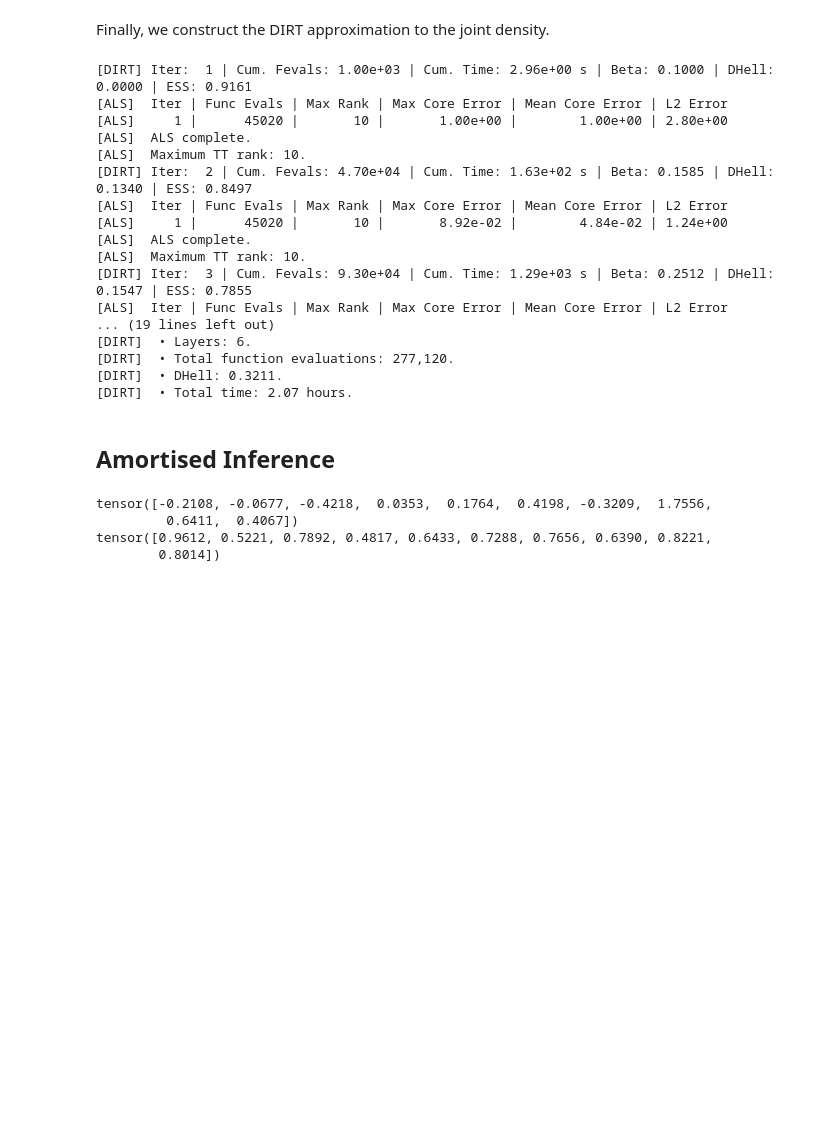
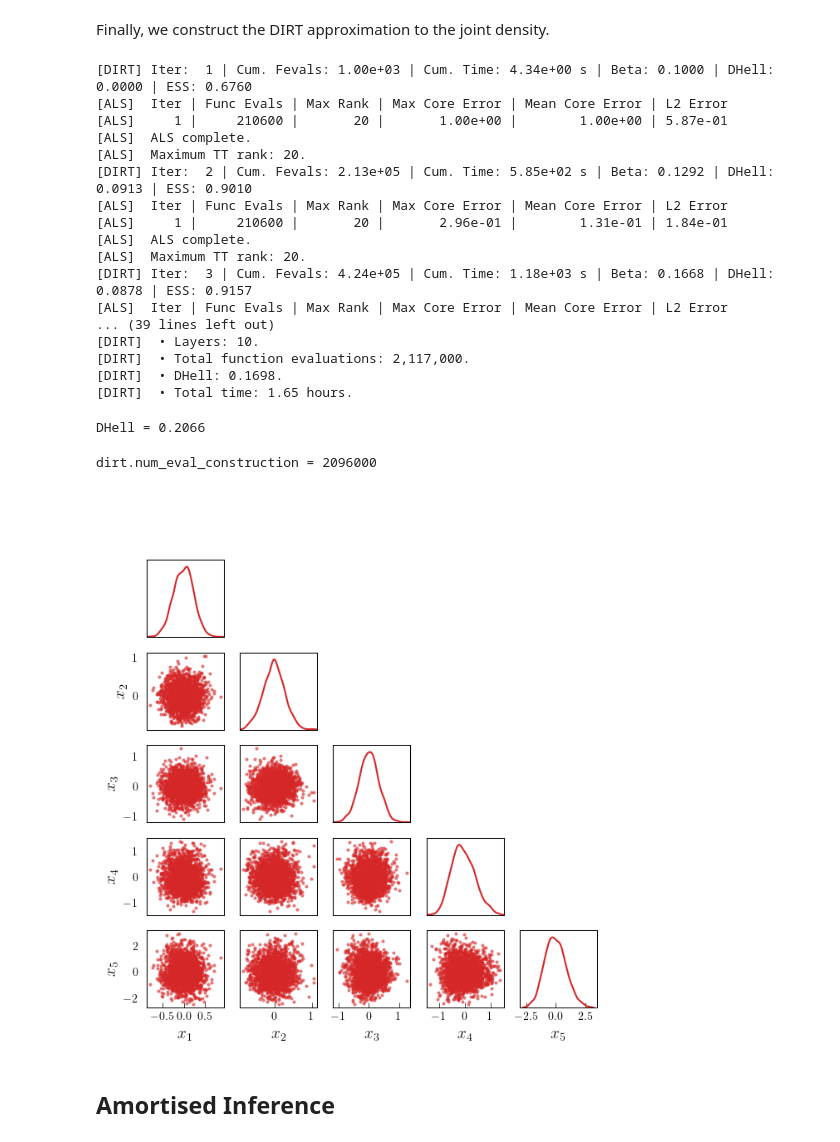
Before and after one commit to DeepTransport/deep-tensor-py, a Jupyter notebook: docs/examples/poisson/example_amortised_kl.ipynb, the cells around one changed output. Saved outputs shown, nothing was run; the diff lists cells and outputs as text; code cells hidden in the pictures; blank space fills up the shorter version.

```diff
--- a/docs/examples/poisson/example_amortised_kl.ipynb
+++ b/docs/examples/poisson/example_amortised_kl.ipynb
@@ -248,16 +258,15 @@ def neglogjoint(uxs: Tensor) -> Tensor:
 
 target_func = dt.TargetFunc(neglogjoint)
 # %%
-basis = dt.Lagrange1(num_elems=30)
-tt_options = dt.TTOptions(tt_method="fixed_rank", init_rank=10, max_als=1, verbose=2)
+# basis = dt.Fourier(order=15)
+basis = dt.Lagrange1(num_elems=39)
+tt_options = dt.TTOptions(tt_method="fixed_rank", init_rank=20, max_als=1, verbose=2)
 tt = dt.TT(tt_options)
 ftt = dt.FTT(basis, tt)
-# eftt_options = dt.EFTTOptions(tol_svd=1e-3, num_snapshots=80)
+# eftt_options = dt.EFTTOptions(tol_svd=1e-3)
 # ftt = dt.EFTT(basis, tt, options=eftt_options)
 # %% [markdown]
 We then define the sequence of bridging densities that will be approximated at each layer of the DIRT construction.
 # %%
-# good
-betas = 10.0 ** torch.linspace(-1.0, 0.0, 6)
+betas = 10.0 ** torch.linspace(-1.0, 0.0, 10)
 bridge = dt.Tempering(betas)
-# bridge = dt.SingleLayer()
@@ -273,25 +273,46 @@ bridge = dt.Tempering(betas)
 # %% [markdown]
 Finally, we construct the DIRT approximation to the joint density.
 # %%
-dirt_options = dt.DIRTOptions()#defensive=0.0)
+dirt_options = dt.DIRTOptions(cdf_tol=1e-12)
 dirt = dt.DIRT(target_func, preconditioner, ftt, bridge, options=dirt_options)
 # %% [output]
-[DIRT] Iter:  1 | Cum. Fevals: 1.00e+03 | Cum. Time: 2.96e+00 s | Beta: 0.1000 | DHell: 0.0000 | ESS: 0.9161
+[DIRT] Iter:  1 | Cum. Fevals: 1.00e+03 | Cum. Time: 4.34e+00 s | Beta: 0.1000 | DHell: 0.0000 | ESS: 0.6760
 [ALS]  Iter | Func Evals | Max Rank | Max Core Error | Mean Core Error | L2 Error
-[ALS]     1 |      45020 |       10 |       1.00e+00 |        1.00e+00 | 2.80e+00
+[ALS]     1 |     210600 |       20 |       1.00e+00 |        1.00e+00 | 5.87e-01
 [ALS]  ALS complete.
-[ALS]  Maximum TT rank: 10.
-[DIRT] Iter:  2 | Cum. Fevals: 4.70e+04 | Cum. Time: 1.63e+02 s | Beta: 0.1585 | DHell: 0.1340 | ESS: 0.8497
+[ALS]  Maximum TT rank: 20.
+[DIRT] Iter:  2 | Cum. Fevals: 2.13e+05 | Cum. Time: 5.85e+02 s | Beta: 0.1292 | DHell: 0.0913 | ESS: 0.9010
 [ALS]  Iter | Func Evals | Max Rank | Max Core Error | Mean Core Error | L2 Error
-[ALS]     1 |      45020 |       10 |       8.92e-02 |        4.84e-02 | 1.24e+00
+[ALS]     1 |     210600 |       20 |       2.96e-01 |        1.31e-01 | 1.84e-01
 [ALS]  ALS complete.
-[ALS]  Maximum TT rank: 10.
-[DIRT] Iter:  3 | Cum. Fevals: 9.30e+04 | Cum. Time: 1.29e+03 s | Beta: 0.2512 | DHell: 0.1547 | ESS: 0.7855
+[ALS]  Maximum TT rank: 20.
+[DIRT] Iter:  3 | Cum. Fevals: 4.24e+05 | Cum. Time: 1.18e+03 s | Beta: 0.1668 | DHell: 0.0878 | ESS: 0.9157
 [ALS]  Iter | Func Evals | Max Rank | Max Core Error | Mean Core Error | L2 Error
-... (19 lines left out)
-[DIRT]  • Layers: 6.
-[DIRT]  • Total function evaluations: 277,120.
-[DIRT]  • DHell: 0.3211.
-[DIRT]  • Total time: 2.07 hours.
+... (39 lines left out)
+[DIRT]  • Layers: 10.
+[DIRT]  • Total function evaluations: 2,117,000.
+[DIRT]  • DHell: 0.1698.
+[DIRT]  • Total time: 1.65 hours.
+# %%
+num_samples = 50_000
+
+rs = dirt.reference.random(n=num_samples, d=dirt.dim)
+xs, neglogfxs = dirt.eval_irt(rs)
+
+neglogfxs_exact = neglogjoint(xs)
+
+dhell = dt.compute_f_divergence(-neglogfxs, -neglogfxs_exact).sqrt()
+
+print(f"DHell = {dhell:.4f}")
+# %% [output]
+DHell = 0.2066
+# %%
+print(f"{dirt.num_eval_construction = }")
+# %% [output]
+dirt.num_eval_construction = 2096000
+# %%
+pairplot(xs[:2000, :5])
+# %% [output]
+[figure, added]
 # %% [markdown]
 ## Amortised Inference
@@ -335,12 +318,0 @@ res = dt.run_independence_sampler(
-# %%
-print(res.xs[0].mean(dim=0))
-print(res.xs[0].std(dim=0))
-
-# print(f"Acceptance rate: {res.acceptance_rate:.2f}.")
-# print(f"Mean IACT: {res.iacts.mean():.2f}.")
-# print(f"Max IACT: {res.iacts.max():.2f}.")
-# %% [output]
-tensor([-0.2108, -0.0677, -0.4218,  0.0353,  0.1764,  0.4198, -0.3209,  1.7556,
-         0.6411,  0.4067])
-tensor([0.9612, 0.5221, 0.7892, 0.4817, 0.6433, 0.7288, 0.7656, 0.6390, 0.8221,
-        0.8014])
```
Also changed, not shown: parts of 64 cells of this notebook.
